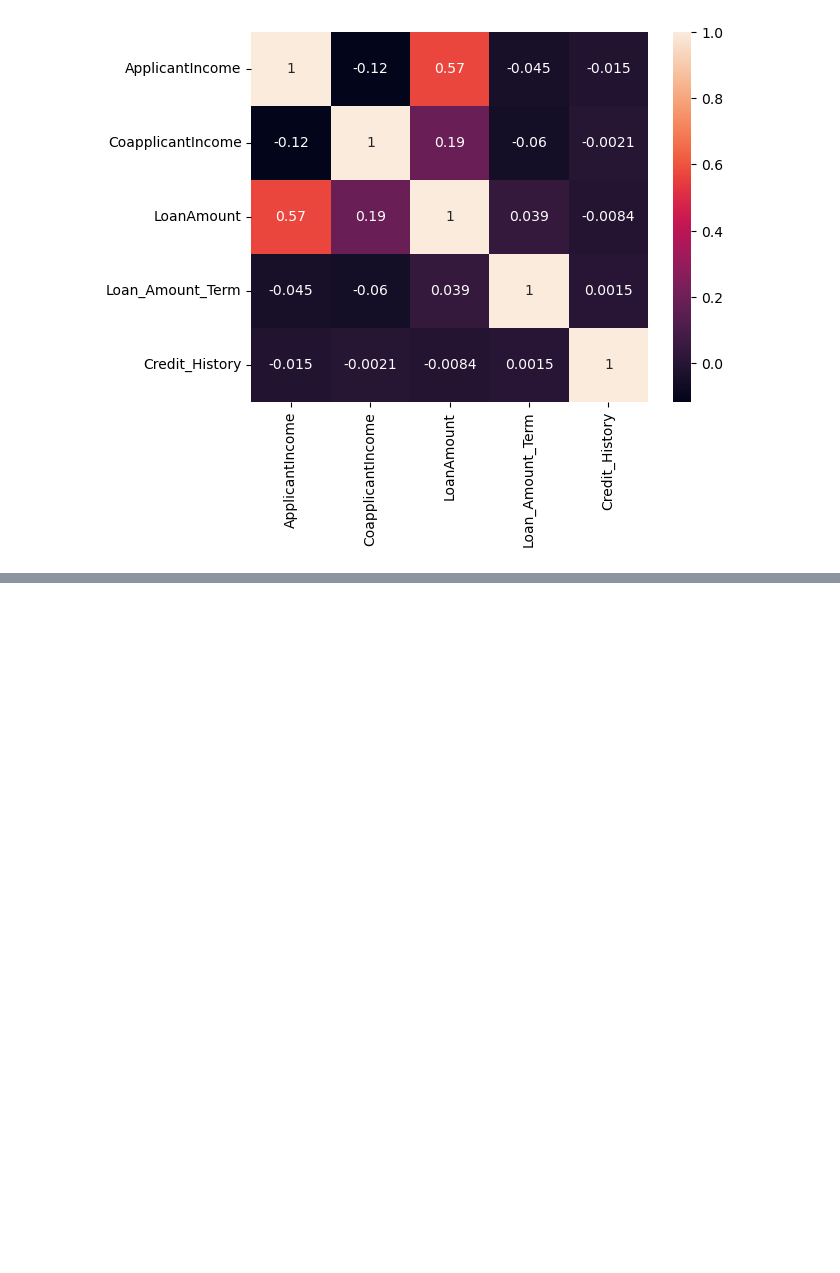
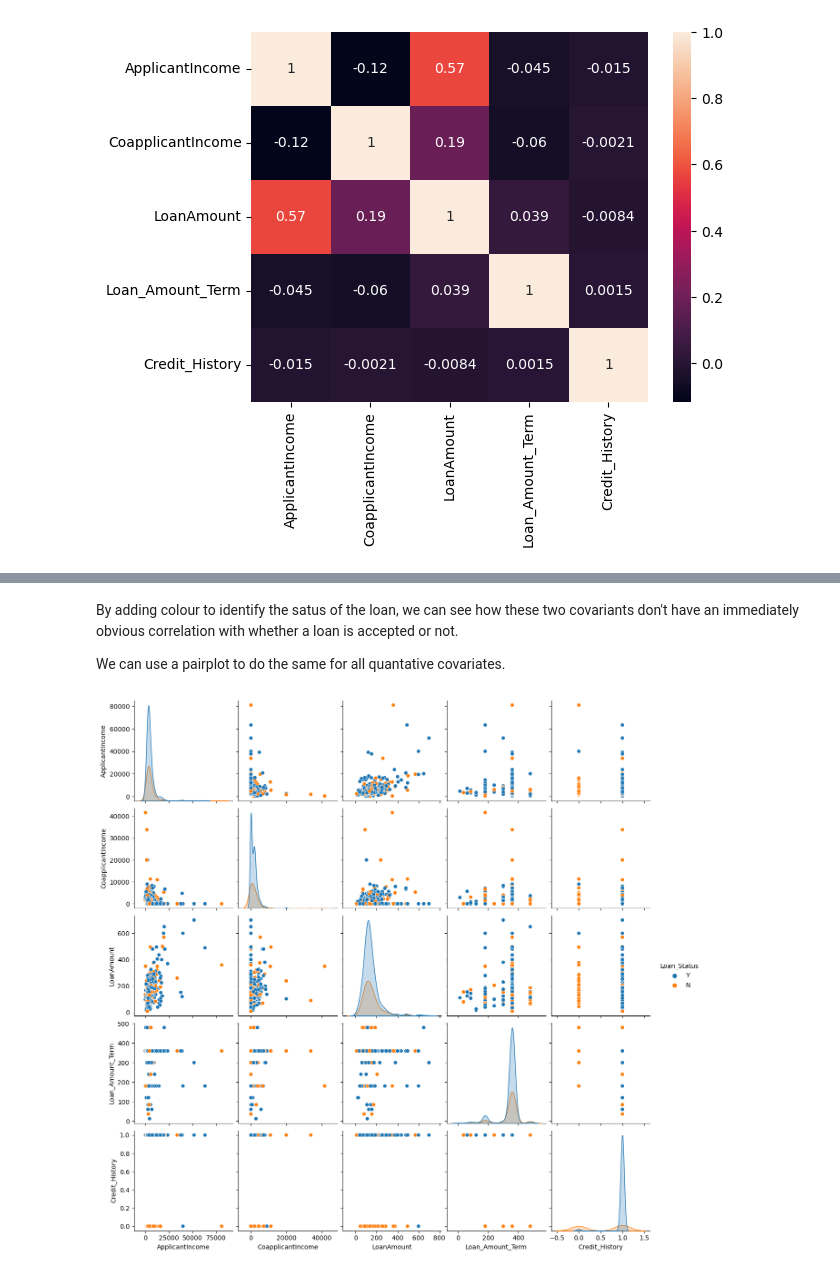
Before and after one commit to christianndjanda/DST_Assessment_0_Group_4, a Jupyter notebook: KatherineW/Python_Analysis_with_Pandas.ipynb, the cells around one changed output, grey strips where cells are left out. Cells and saved outputs as stored; diff of their text form; code cells hidden in the pictures; blank space fills up the shorter version.

```diff
--- a/KatherineW/Python_Analysis_with_Pandas.ipynb
+++ b/KatherineW/Python_Analysis_with_Pandas.ipynb
@@ -21,4 +19,6 @@ df.head(5)
 # %%
 #Creates two new data frames. One with all the qualitative data covariants and one with the qualitative covariants
-quantdf = df[['Loan_ID','ApplicantIncome','Dependents','CoapplicantIncome','LoanAmount','Loan_Amount_Term','Credit_History','Loan_Status']].copy()
-qualdf = df[['Loan_ID','Gender','Married','Education','Self_Employed','Property_Area','Loan_Status']].copy()
+quantdf = df[['ApplicantIncome','Dependents','CoapplicantIncome','LoanAmount','Loan_Amount_Term','Credit_History','Loan_Status']].copy()
+qualdf = df[['Gender','Married','Education','Self_Employed','Property_Area','Loan_Status']].copy()
+
+qualdf.head(5)
@@ -122,0 +129,10 @@ Index(['Loan_ID', 'ApplicantIncome', 'Dependents', 'CoapplicantIncome',
+# %% [markdown]
+By adding colour to identify the satus of the loan, we can see how these two covariants don't have an immediately obvious correlation with whether a loan is accepted or not.
+
+We can use a pairplot to do the same for all quantative covariates.
+# %%
+# Create pair plot
+sns.pairplot(quantdf, hue = 'Loan_Status')
+plt.show()
+# %% [output]
+[figure, added]
```
Also changed, not shown: parts of 24 cells of this notebook.
